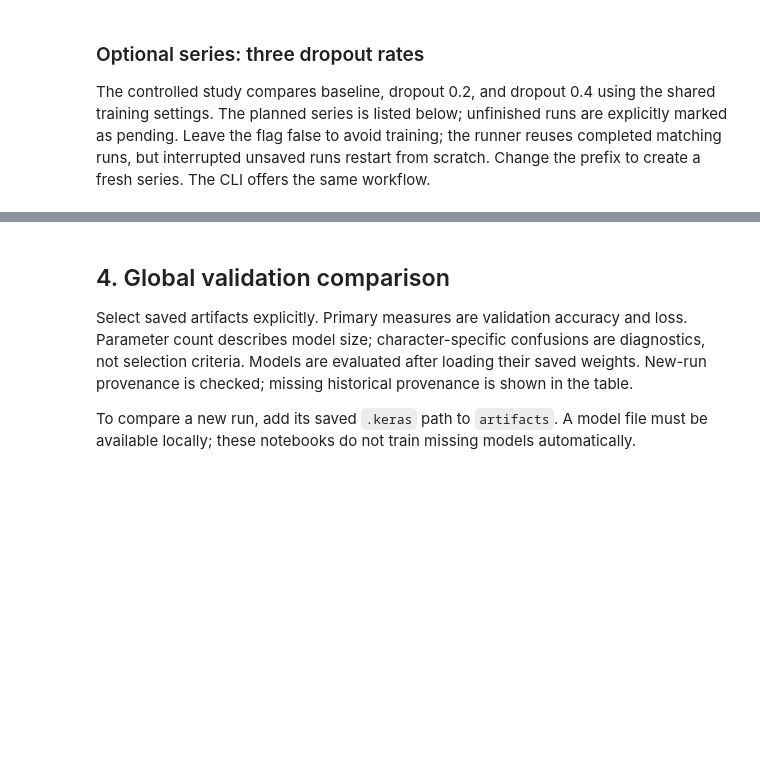
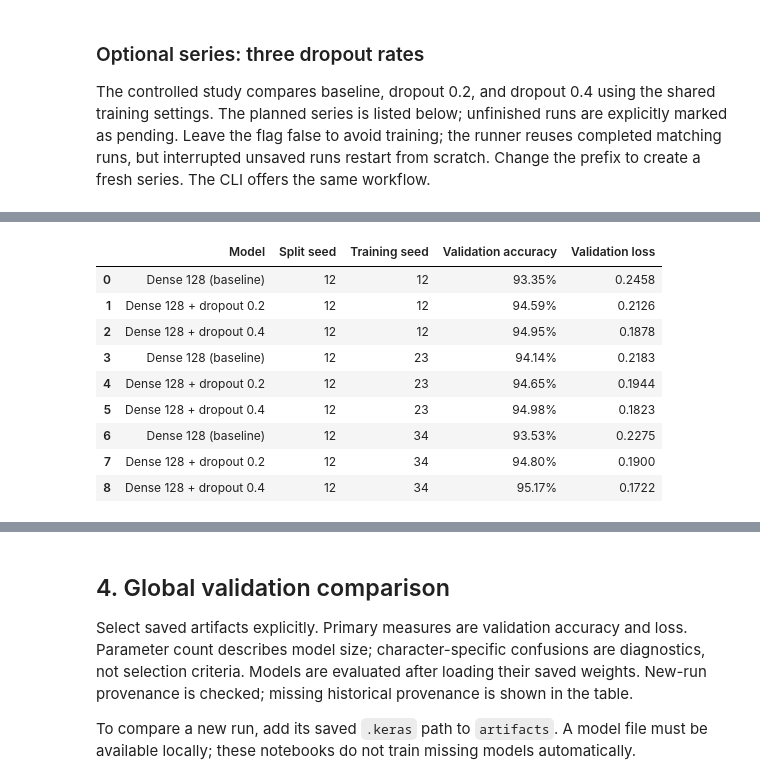
Before and after one commit to nailito/katakana-recognition, a Jupyter notebook: notebooks/04_model_comparison.ipynb, the cells around one changed output, grey strips where cells are left out. Saved outputs shown, nothing was run; the diff lists cells and outputs as text; code cells hidden in the pictures; blank space fills up the shorter version.

```diff
--- a/notebooks/04_model_comparison.ipynb
+++ b/notebooks/04_model_comparison.ipynb
@@ -92,0 +127,10 @@ if RUN_DROPOUT_SERIES:
+# %%
+RUN_MULTISEED_STUDY = True
+
+if RUN_MULTISEED_STUDY:
+    seed_results, seed_summary = run_seed_study(
+        MULTISEED_MODELS, training_seeds=TRAINING_SEEDS,
+        split_seed=SPLIT_SEED, prefix=STUDY_PREFIX,
+    )
+else:
+    print("Multi-seed training disabled. Run the next cell to inspect available results.")
@@ -92,0 +159,28 @@ if RUN_DROPOUT_SERIES:
+# %%
+seed_results, seed_summary = evaluate_seed_study(
+    MULTISEED_MODELS, training_seeds=TRAINING_SEEDS,
+    split_seed=SPLIT_SEED, prefix=STUDY_PREFIX,
+)
+if not seed_results.empty:
+    display(seed_results[[
+        "Model", "Split seed", "Training seed", "Validation accuracy", "Validation loss",
+    ]].style.format({"Validation accuracy": "{:.2%}", "Validation loss": "{:.4f}"}))
+display(seed_summary.style.format({
+    "Validation accuracy mean": "{:.2%}",
+    "Validation accuracy std": "{:.2%}",
+    "Validation loss mean": "{:.4f}",
+    "Validation loss std": "{:.4f}",
+}, na_rep="Not available"))
+if not seed_summary["Complete"].all():
+    print("Study incomplete: finish all planned runs before ranking the models.")
+# %% [output]
+|  | Model | Split seed | Training seed | Validation accuracy | Validation loss |
+| 0 | Dense 128 (baseline) | 12 | 12 | 93.35% | 0.2458 |
+| 1 | Dense 128 + dropout 0.2 | 12 | 12 | 94.59% | 0.2126 |
+| 2 | Dense 128 + dropout 0.4 | 12 | 12 | 94.95% | 0.1878 |
+| 3 | Dense 128 (baseline) | 12 | 23 | 94.14% | 0.2183 |
+| 4 | Dense 128 + dropout 0.2 | 12 | 23 | 94.65% | 0.1944 |
+| 5 | Dense 128 + dropout 0.4 | 12 | 23 | 94.98% | 0.1823 |
+| 6 | Dense 128 (baseline) | 12 | 34 | 93.53% | 0.2275 |
+| 7 | Dense 128 + dropout 0.2 | 12 | 34 | 94.80% | 0.1900 |
+| 8 | Dense 128 + dropout 0.4 | 12 | 34 | 95.17% | 0.1722 |
```
Also changed, not shown: parts of 11 cells of this notebook, 39 other files.
